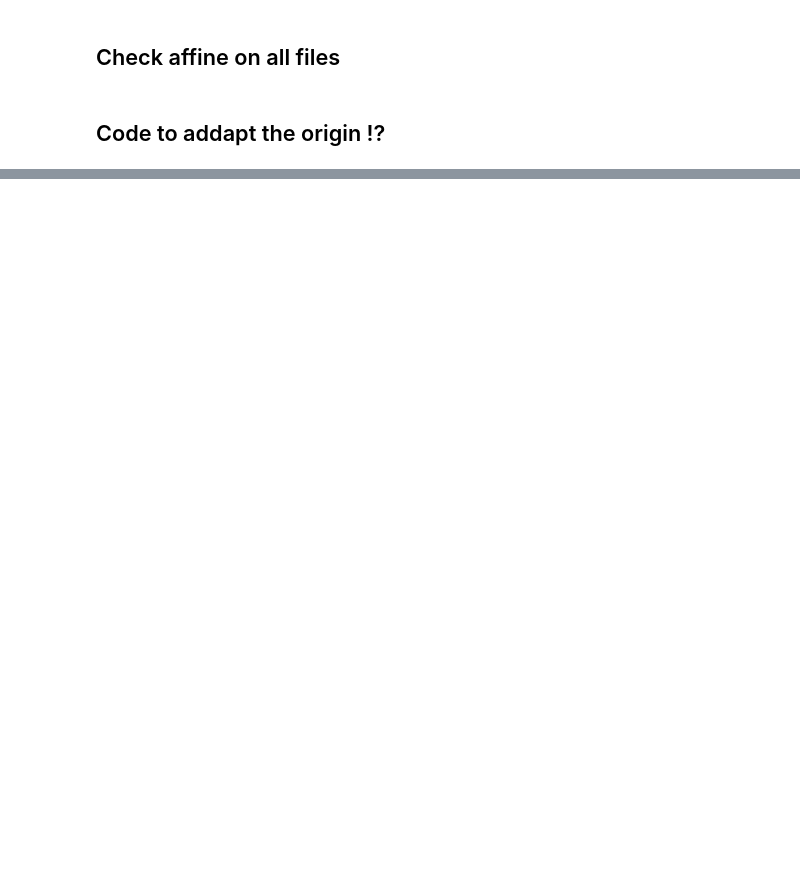
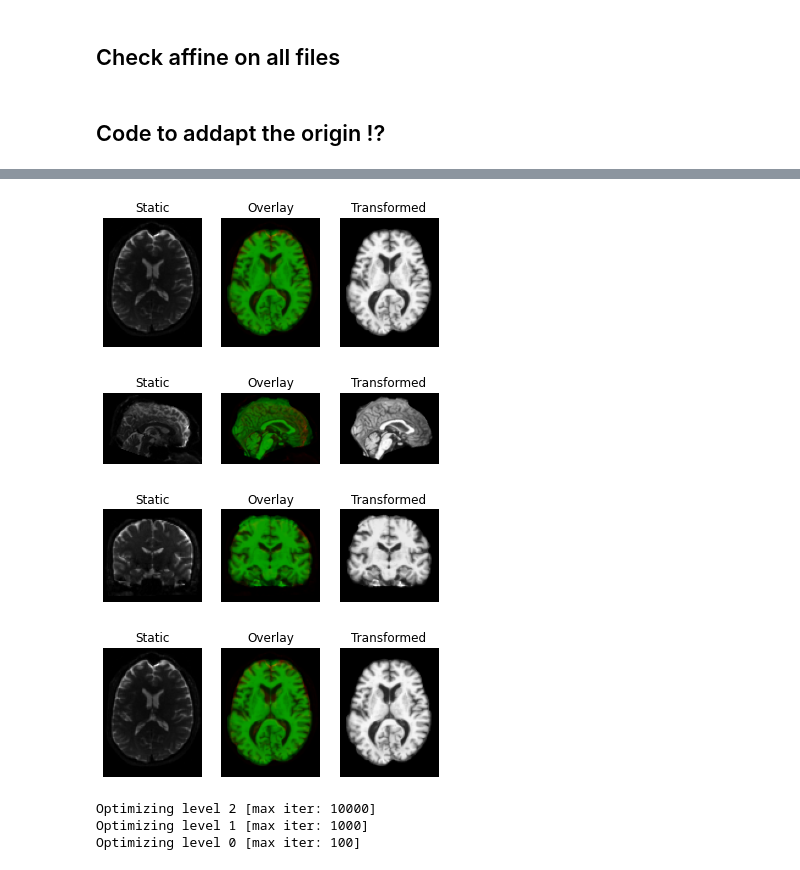
Before and after one commit to zax0s/brainDataRegistration, a Jupyter notebook: Check_Affine.ipynb, the cells around one changed output, grey strips where cells are left out. Saved outputs shown, nothing was run; the diff lists cells and outputs as text; code cells hidden in the pictures; blank space fills up the shorter version.

```diff
--- a/Check_Affine.ipynb
+++ b/Check_Affine.ipynb
@@ -55,0 +184,24 @@ for brain in tqdm(brains):
+# %%
+transformed = rigid.transform(moving)
+regtools.overlay_slices(static, transformed, None, 0,
+                        "Static", "Transformed", "transformed_rigid_0.png")
+regtools.overlay_slices(static, transformed, None, 1,
+                        "Static", "Transformed", "transformed_rigid_1.png")
+regtools.overlay_slices(static, transformed, None, 2,
+                        "Static", "Transformed", "transformed_rigid_2.png")
+# %% [output]
+[figure, added]
+[figure, added]
+[figure, added]
+[figure, added]
+# %%
+transform = AffineTransform3D()
+params0 = None
+starting_affine = rigid.affine
+affine = affreg.optimize(static, moving, transform, params0,
+                         static_grid2world, moving_grid2world,
+                         starting_affine=starting_affine)
+# %% [output]
+Optimizing level 2 [max iter: 10000]
+Optimizing level 1 [max iter: 1000]
+Optimizing level 0 [max iter: 100]
```
Also changed, not shown: parts of 15 cells of this notebook.
